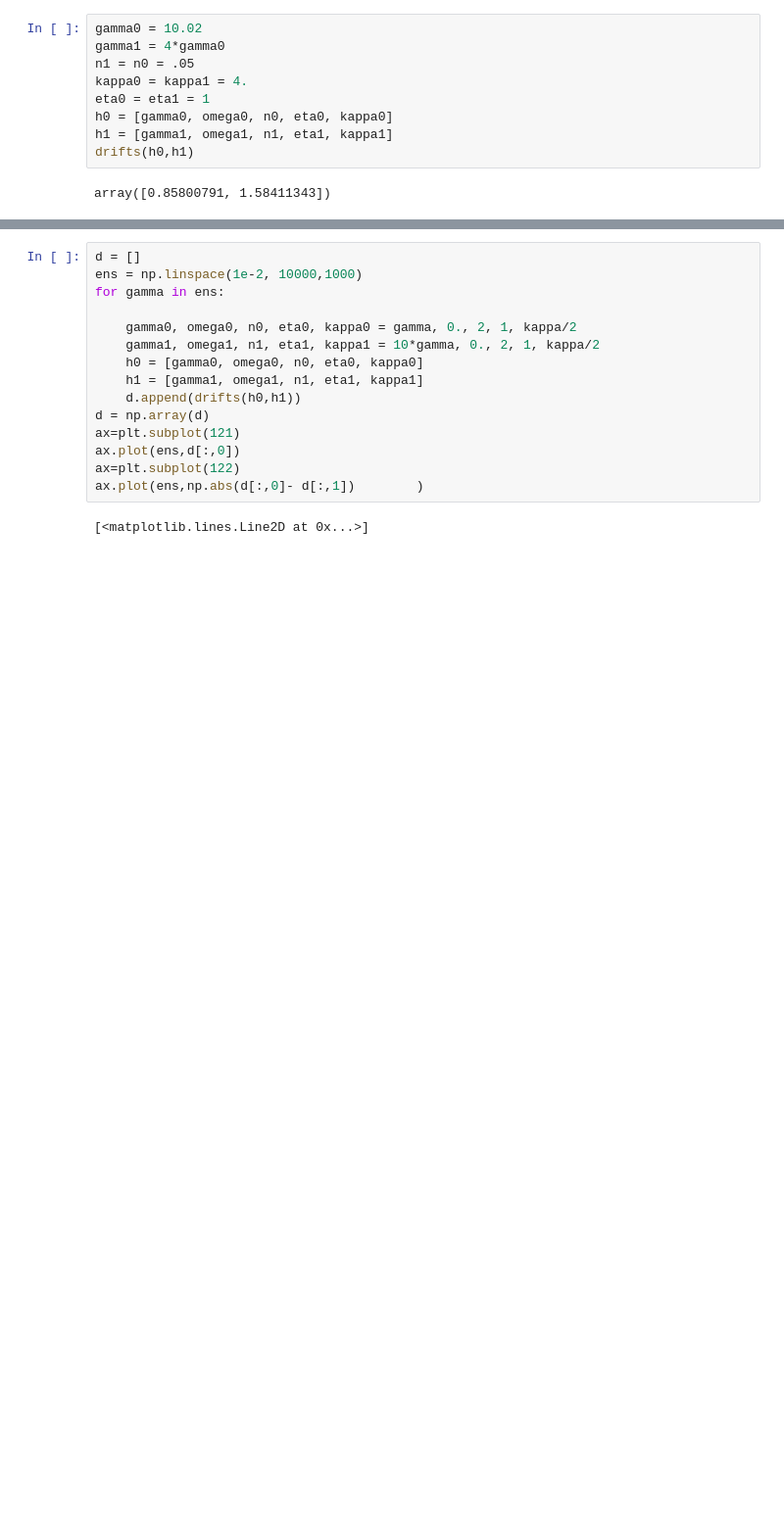
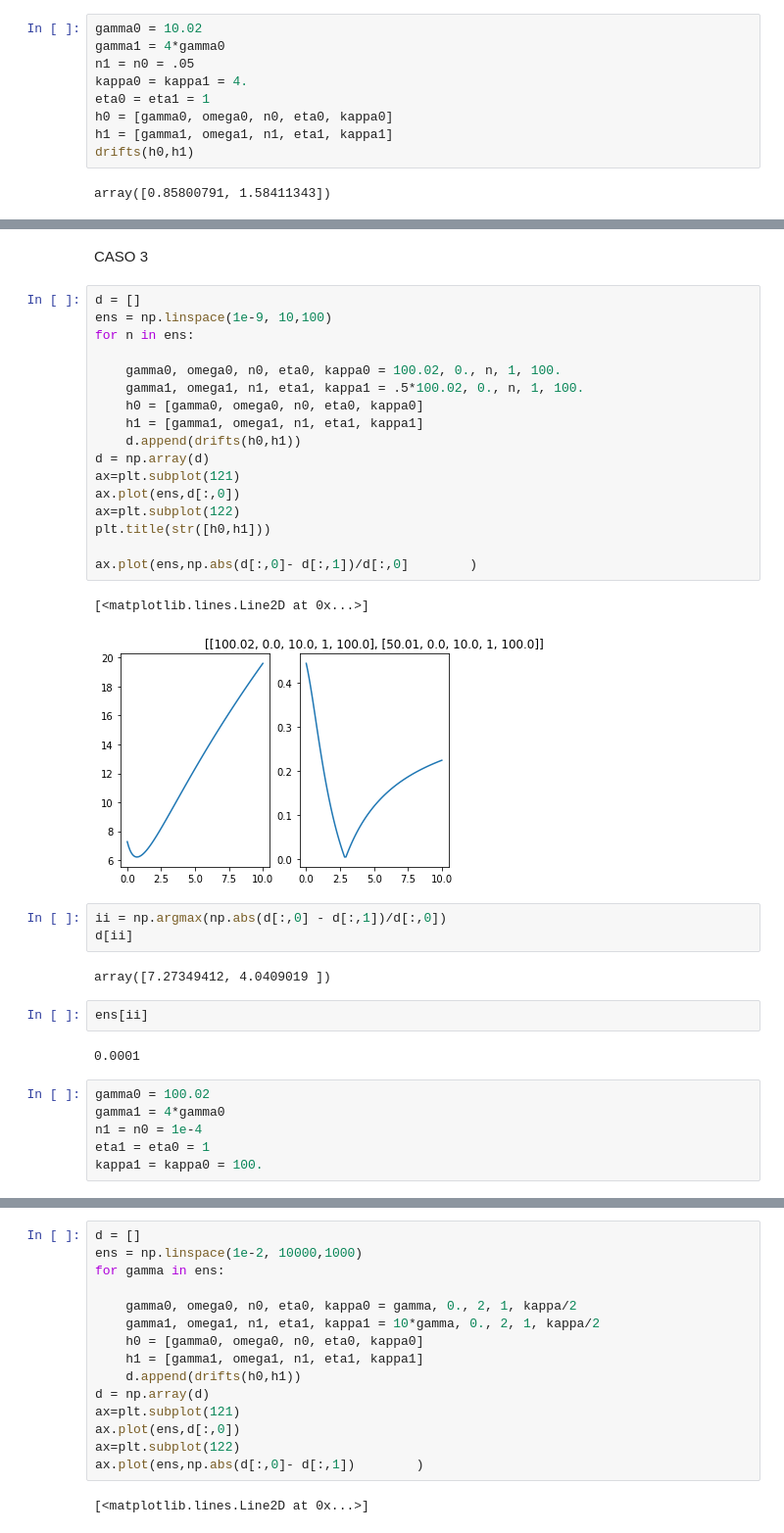
Before and after one commit to matibilkis/cdisc, a Jupyter notebook: analysis/inspect_drift.ipynb, the cells around one changed output, grey strips where cells are left out. Shown at 98% size. Saved outputs shown, nothing was run; the diff lists cells and outputs as text; blank space fills up the shorter version.

```diff
--- a/analysis/inspect_drift.ipynb
+++ b/analysis/inspect_drift.ipynb
@@ -156,0 +222,37 @@ array([0.85800791, 1.58411343])
+# %% [markdown]
+CASO 3
+# %%
+d = []
+ens = np.linspace(1e-9, 10,100)
+for n in ens:
+
+    gamma0, omega0, n0, eta0, kappa0 = 100.02, 0., n, 1, 100.
+    gamma1, omega1, n1, eta1, kappa1 = .5*100.02, 0., n, 1, 100.
+    h0 = [gamma0, omega0, n0, eta0, kappa0]
+    h1 = [gamma1, omega1, n1, eta1, kappa1]
+    d.append(drifts(h0,h1))
+d = np.array(d)
+ax=plt.subplot(121)
+ax.plot(ens,d[:,0])
+ax=plt.subplot(122)
+plt.title(str([h0,h1]))
+
+ax.plot(ens,np.abs(d[:,0]- d[:,1])/d[:,0]        )
+# %% [output]
+[<matplotlib.lines.Line2D at 0x...>]
+[figure, added]
+# %%
+ii = np.argmax(np.abs(d[:,0] - d[:,1])/d[:,0])
+d[ii]
+# %% [output]
+array([7.27349412, 4.0409019 ])
+# %%
+ens[ii]
+# %% [output]
+0.0001
+# %%
+gamma0 = 100.02
+gamma1 = 4*gamma0
+n1 = n0 = 1e-4
+eta1 = eta0 = 1
+kappa1 = kappa0 = 100.
```
Also changed, not shown: parts of 17 cells of this notebook, 6 other files.
